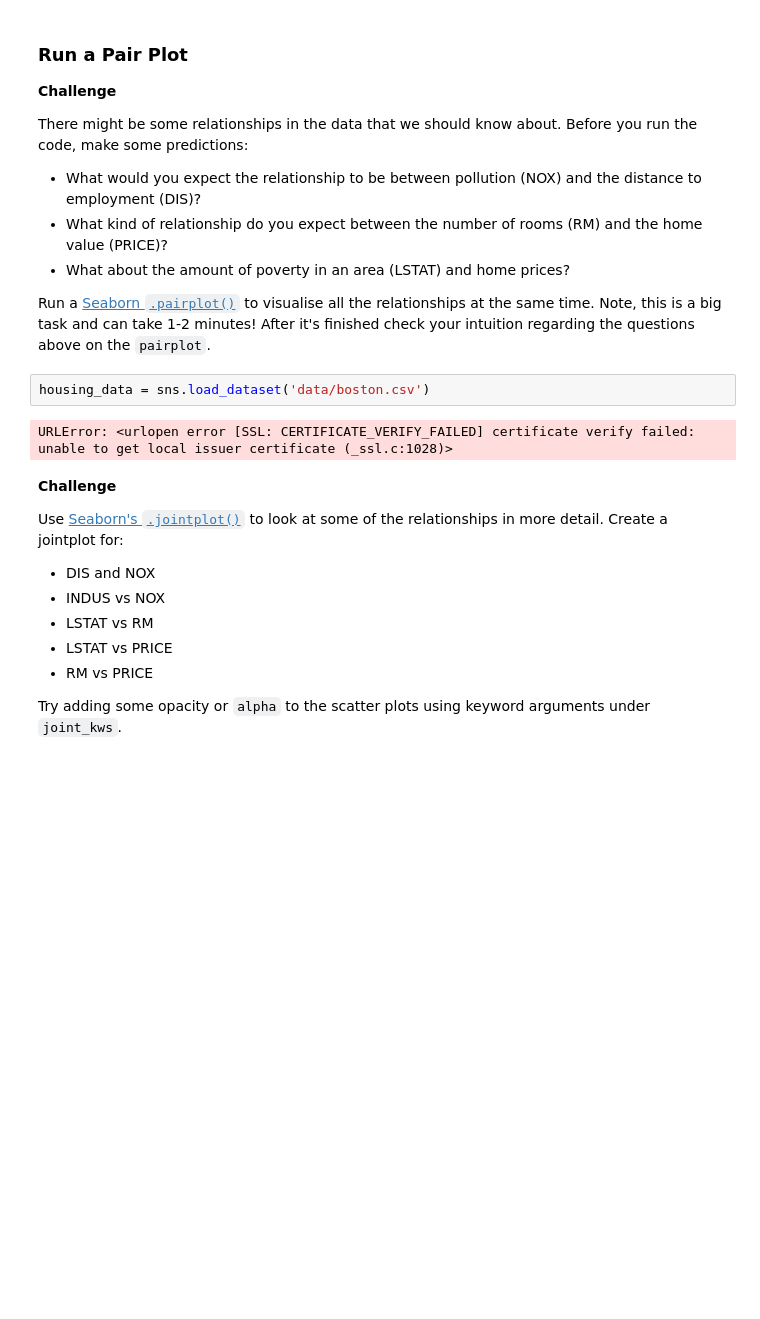
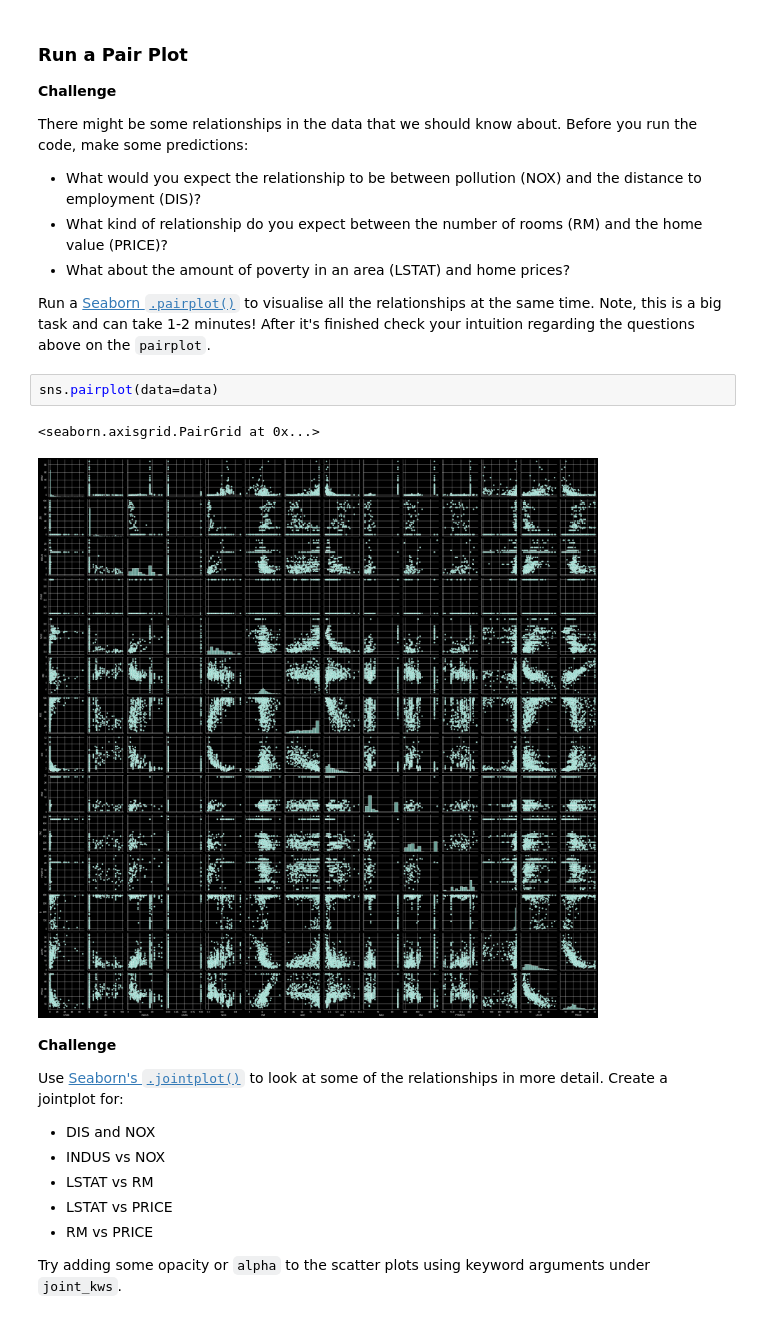
Before and after one commit to tbk81/100-DAYS-OF-CODE-PY, a Jupyter notebook: 81-predict-house-prices/Multivariable_Regression_and_Valuation_Model.ipynb, the cells around one changed output. Drawn from its saved outputs; the diff is of its cells as text; blank space fills up the shorter version.

```diff
--- a/81-predict-house-prices/Multivariable_Regression_and_Valuation_Model.ipynb
+++ b/81-predict-house-prices/Multivariable_Regression_and_Valuation_Model.ipynb
@@ -288,10 +288,11 @@ There might be some relationships in the data that we should know about. Before
 * What about the amount of poverty in an area (LSTAT) and home prices?
 
 Run a [Seaborn `.pairplot()`](https://seaborn.pydata.org/generated/seaborn.pairplot.html?highlight=pairplot#seaborn.pairplot) to visualise all the relationships at the same time. Note, this is a big task and can take 1-2 minutes! After it's finished check your intuition regarding the questions above on the `pairplot`.
-# %%
-housing_data = sns.load_dataset('data/boston.csv')
-# %% [output]
-URLError: <urlopen error [SSL: CERTIFICATE_VERIFY_FAILED] certificate verify failed: unable to get local issuer certificate (_ssl.c:1028)>
+# %%
+sns.pairplot(data=data)
+# %% [output]
+<seaborn.axisgrid.PairGrid at 0x...>
+[figure, added]
 # %% [markdown]
 **Challenge**
 
```
Also changed, not shown: parts of 6 cells of this notebook.
